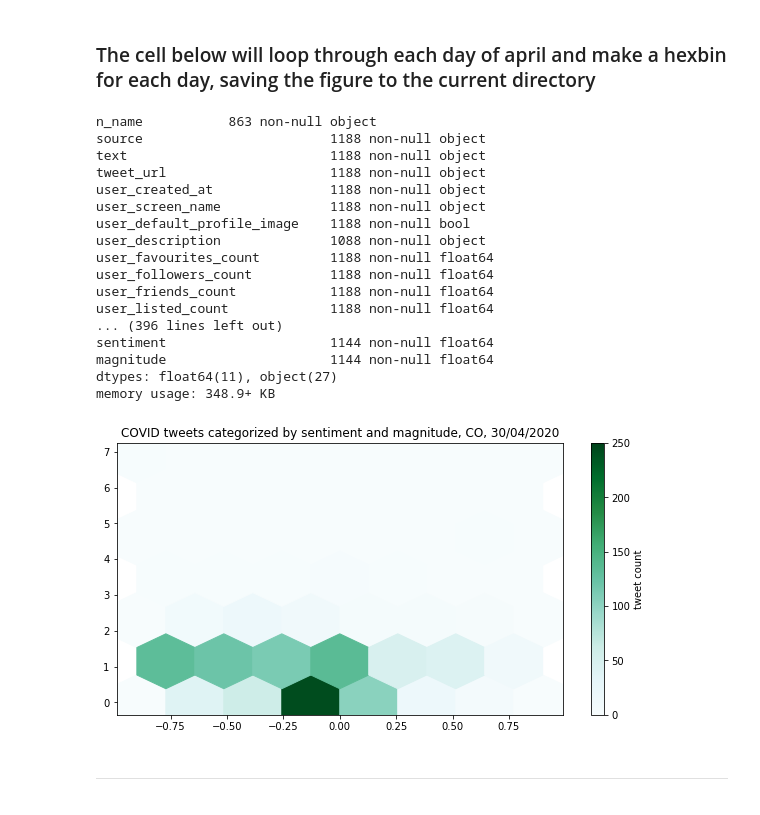
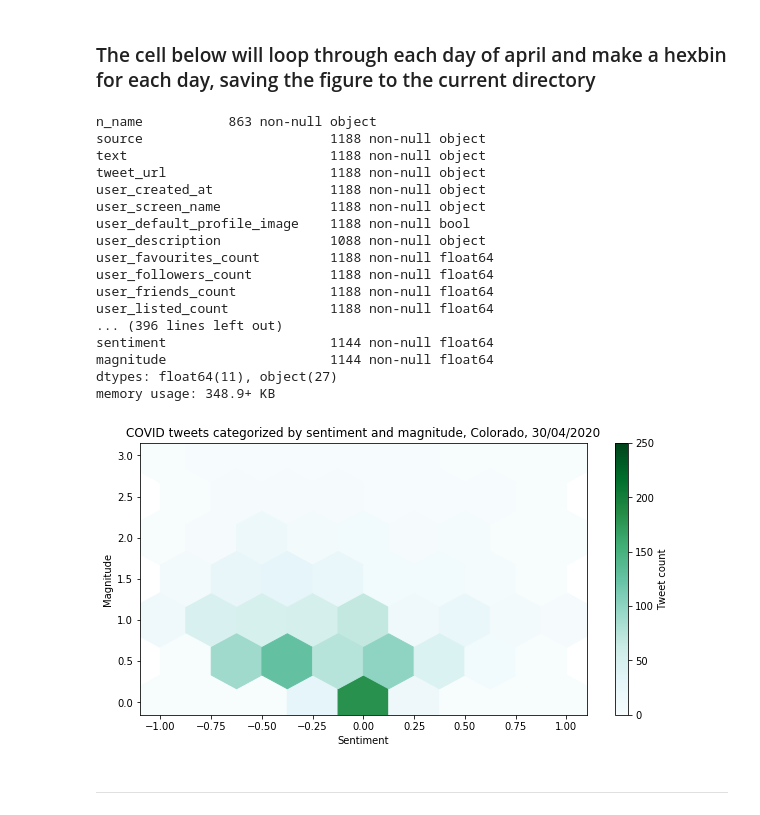
Before and after one commit to joyjixu/qm2_resources, a Jupyter notebook: data_analysis/case_studies/hexbins.ipynb, the cells around one changed output. Saved outputs shown, nothing was run; the diff lists cells and outputs as text; code cells hidden in the pictures.

```diff
--- a/data_analysis/case_studies/hexbins.ipynb
+++ b/data_analysis/case_studies/hexbins.ipynb
@@ -11,8 +11,9 @@ Test out for a day to get an idea of what the data looks like
 # %%
 # change state abbreviation according to needs
 state = 'CO'
+name = 'Colorado'
 # %%
-day = "05"
+day = "01"
 path_sentiment_tweets = './../nlp/covid_sentiment_daily_04_{}.csv'.format(day)
 
 sentiment_covid = pd.read_csv(path_sentiment_tweets, engine='python')
@@ -22,8 +23,10 @@ sentiment_covid.info()
 
 plt.close('all')
 fig = plt.figure(figsize=(10,5))
-hb = plt.hexbin(y=sentiment_covid['magnitude'], x=sentiment_covid['sentiment'], gridsize = (7,3),vmin=0, vmax=250, cmap = 'BuGn')
-plt.title("COVID tweets categorized by sentiment and magnitude, {}, {}/04/2020".format(state,day))
+hb = plt.hexbin(y=sentiment_covid['magnitude'], x=sentiment_covid['sentiment'], gridsize = (8,3),vmin=0, vmax=250, cmap = 'BuGn', extent=[-1,1,0,3])
+plt.title("COVID tweets categorized by sentiment and magnitude, {}, {}/04/2020".format(name,day))
+plt.xlabel('Sentiment')
+plt.ylabel('Magnitude')
 cb = fig.colorbar(hb)
 cb.set_label('tweet count')
 plt.show()
@@ -54,38 +57,41 @@ for day in range(1,31): #loops through the code for each day in april
         day = "0{}".format(day)
 
     path_sentiment_tweets = './../nlp/covid_sentiment_daily_04_{}.csv'.format(day)
 
     sentiment_covid = pd.read_csv(path_sentiment_tweets, engine='python')
     sentiment_covid = sentiment_covid[sentiment_covid['state']==state]
     sentiment_covid.info()
 
 
     plt.close('all') #deletes previous figure
     fig = plt.figure(figsize=(10,5))
-    hb = plt.hexbin(y=sentiment_covid['magnitude'], x=sentiment_covid['sentiment'], gridsize = (7,3),vmin=0, vmax=250, cmap = 'BuGn')
-    plt.title("COVID tweets categorized by sentiment and magnitude, {}, {}/04/2020".format(state,day))
+    hb = plt.hexbin(y=sentiment_covid['magnitude'], x=sentiment_covid['sentiment'], gridsize = (8,3),vmin=0, vmax=250, cmap = 'BuGn',extent=[-1,1,0,3])
+    plt.title("COVID tweets categorized by sentiment and magnitude, {}, {}/04/2020".format(name,day))
+
+    plt.xlabel('Sentiment')
+    plt.ylabel('Magnitude')
     cb = fig.colorbar(hb)
-    cb.set_label('tweet count')
-    plt.savefig('{}_hexbin_sentiment_{}'.format(state, day)) #saves the figure
+    cb.set_label('Tweet count')
+    plt.savefig('./colorado_hexbin/{}_hexbin_sentiment_{}'.format(state, day)) #saves the figure
 # %% [output]
 n_name           863 non-null object
 source                        1188 non-null object
 text                          1188 non-null object
 tweet_url                     1188 non-null object
 user_created_at               1188 non-null object
 user_screen_name              1188 non-null object
 user_default_profile_image    1188 non-null bool
 user_description              1088 non-null object
 user_favourites_count         1188 non-null float64
 user_followers_count          1188 non-null float64
 user_friends_count            1188 non-null float64
 user_listed_count             1188 non-null float64
 ... (396 lines left out)
 sentiment                     1144 non-null float64
 magnitude                     1144 non-null float64
 dtypes: float64(11), object(27)
 memory usage: 348.9+ KB
-[figure, old version]
+[figure, new version]
 # %% [markdown]
 _______________________________________________________________________________________________________
 # %% [markdown]
```
Also changed, not shown: parts of 1 cell of this notebook.
